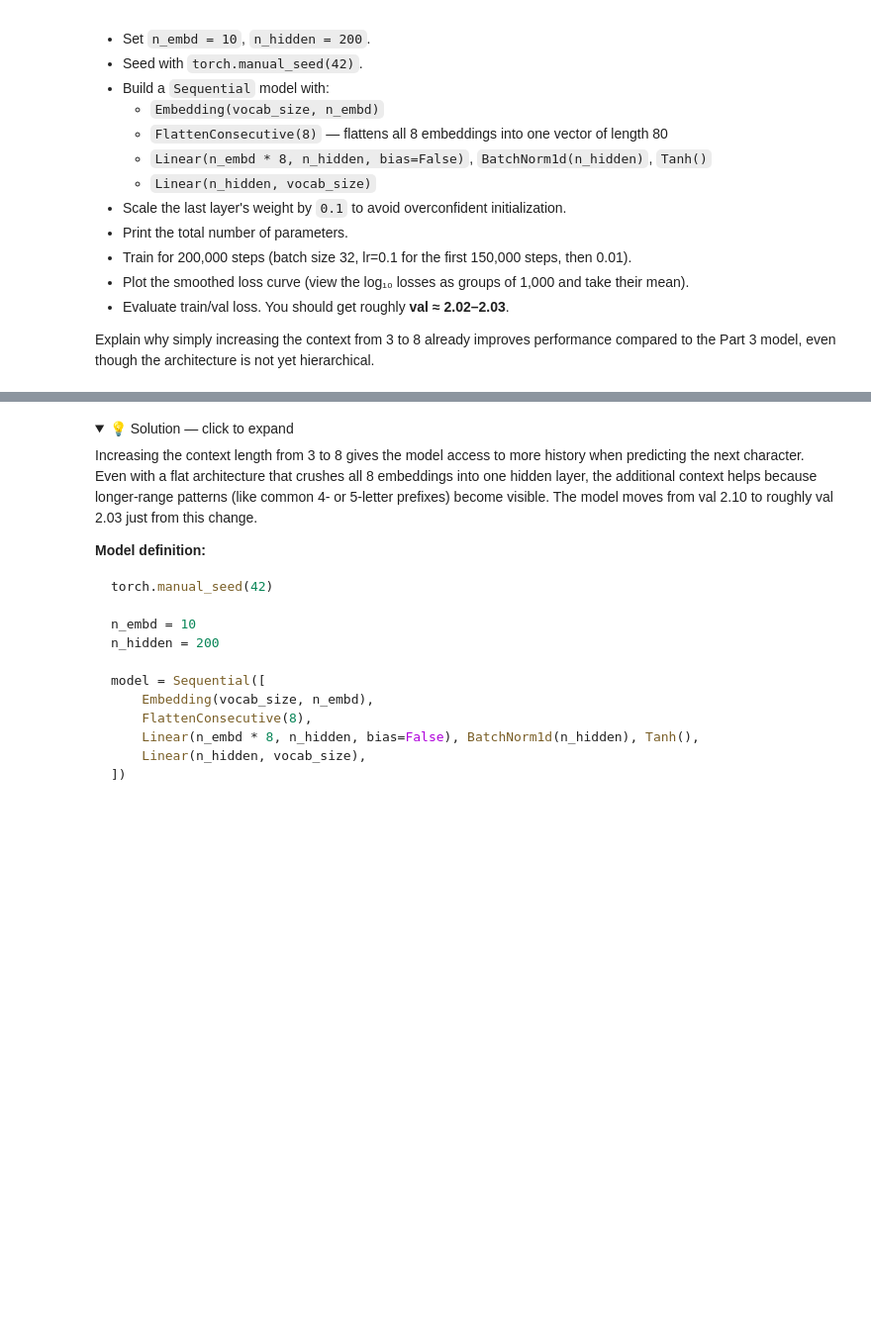
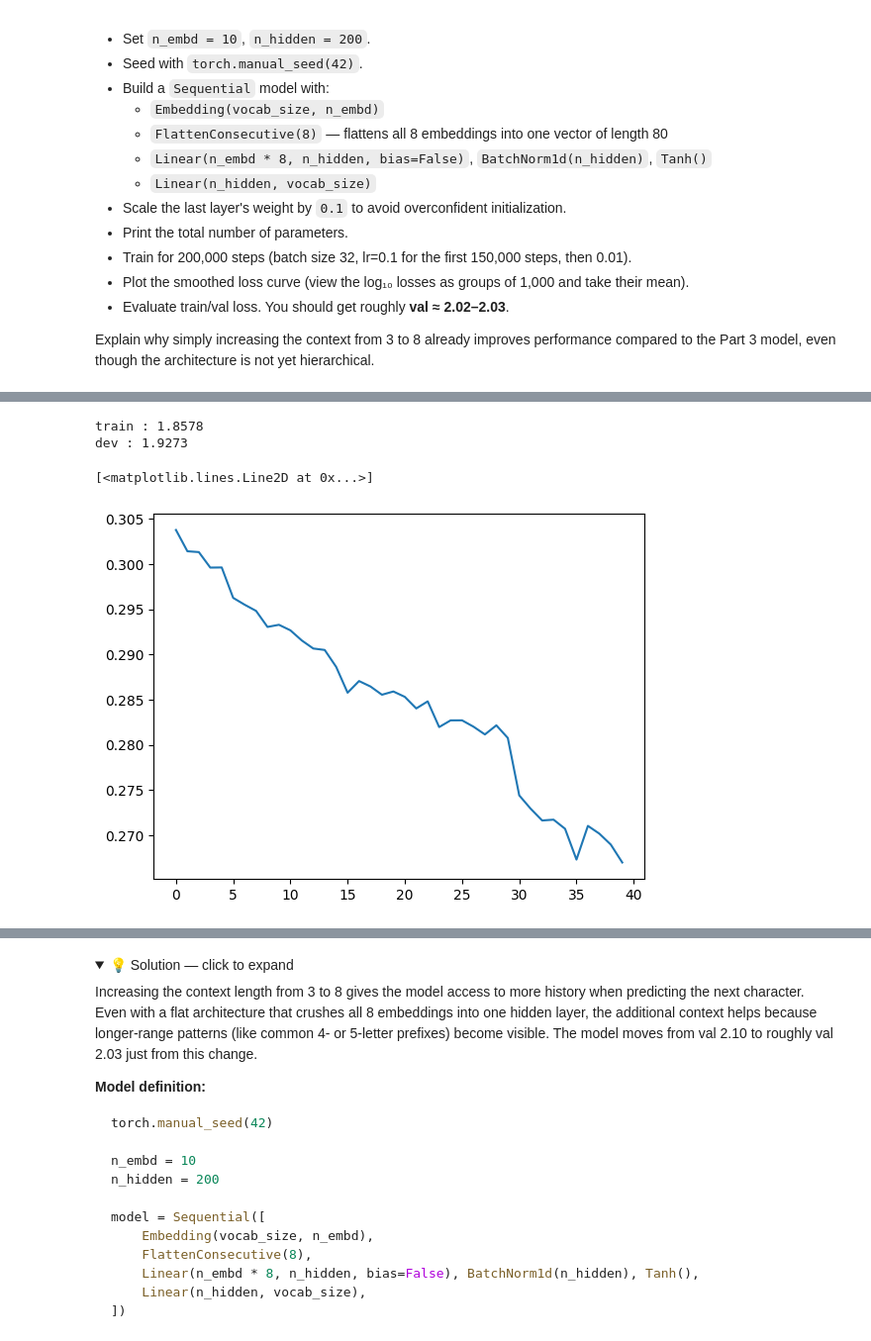
Before and after one commit to talithafaustino/nn-zero-to-hero, a Jupyter notebook: lectures/exercises/cnn.ipynb, the cells around one changed output, grey strips where cells are left out. Shown at 99% size. Cells and saved outputs as stored; diff of their text form; code cells hidden in the pictures; folded sections open; blank space fills up the shorter version.

```diff
--- a/lectures/exercises/cnn.ipynb
+++ b/lectures/exercises/cnn.ipynb
@@ -14,4 +14,8 @@ Write the setup code:
 - Load the names file and store all words in a Python list. Print the total number of words and the maximum word length.
 - Build character-level `stoi` and `itos` mappings, reserving index `0` for the special `'.'` token. Store the total number of distinct tokens as `vocab_size`.
 # %%
-# Exercise 1: Your code here
+import torch
+import torch.nn.functional as F
+import matplotlib.pyplot as plt
+
+bands = open('data/band_names.txt').read().splitlines()
@@ -232,7 +479,18 @@ Implement a `Sequential` container class:
 
 This is equivalent to `torch.nn.Sequential`.
 # %%
-# Exercise 5: Your code here
+class Sequential:
+
+    def __init__(self, layers):
+        self.layers = layers
+
+    def __call__(self, x):
+        for layer in self.layers:
+            x = layer(x)
+        return x
+
+    def parameters(self):
+        return [p for layer in self.layers for p in layer.parameters()]
 # %% [markdown]
 <details><summary>💡 Solution — click to expand</summary>
 
@@ -281,0 +562,24 @@ Explain why simply increasing the context from 3 to 8 already improves performan
+# %%
+max_iter = 40000
+batch_size = 128
+lossi = []
+
+for i in range(max_iter):
+
+    ix = torch.randint(0, Xtr.shape[0], (batch_size,))
+
+    logits = model(Xtr[ix])
+    loss = F.cross_entropy(logits, Ytr[ix])
+
+    for p in model.parameters():
+        p.grad = None
+    loss.backward()
+
+    lr = 0.1 if i < 3/4*max_iter else 0.01
+    for p in model.parameters():
+        p.data += -lr * p.grad
+
+    lossi.append(loss.log10().item())
+
+    if i % 5000 == 0:
+        print(f'{i:7d} / {max_iter:7d}: {loss.item():.4f}')
@@ -281,0 +595,27 @@ Explain why simply increasing the context from 3 to 8 already improves performan
+# %%
+@torch.no_grad()
+def calc_loss(split):
+    x, y = {
+        'train':(Xtr, Ytr),
+        'dev':(Xdev, Ydev),
+        'test':(Xte, Yte)
+    }[split]
+
+    x = model(x)
+    loss = F.cross_entropy(x,y)
+
+    print(f'{split} : {loss.item():.4f}')
+
+for layer in model.layers:
+    layer.training = False
+
+calc_loss('train')
+calc_loss('dev')
+# %% [output]
+train : 1.8578
+dev : 1.9273
+# %%
+plt.plot(torch.tensor(lossi).view(-1, 1000).mean(1))
+# %% [output]
+[<matplotlib.lines.Line2D at 0x...>]
+[figure, added]
```
Also changed, not shown: parts of 22 cells of this notebook, 6 other files.
